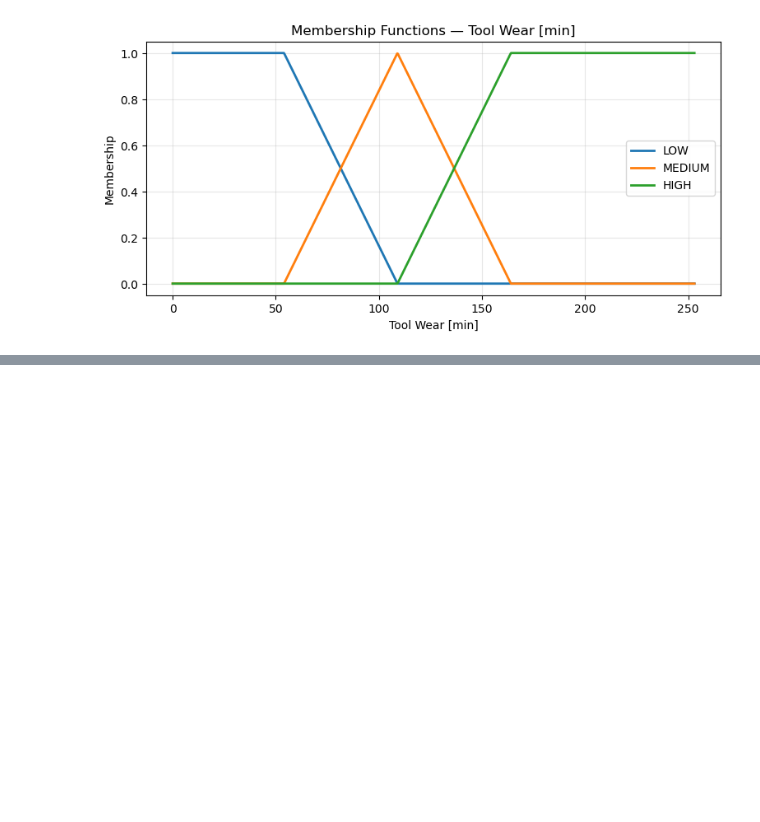
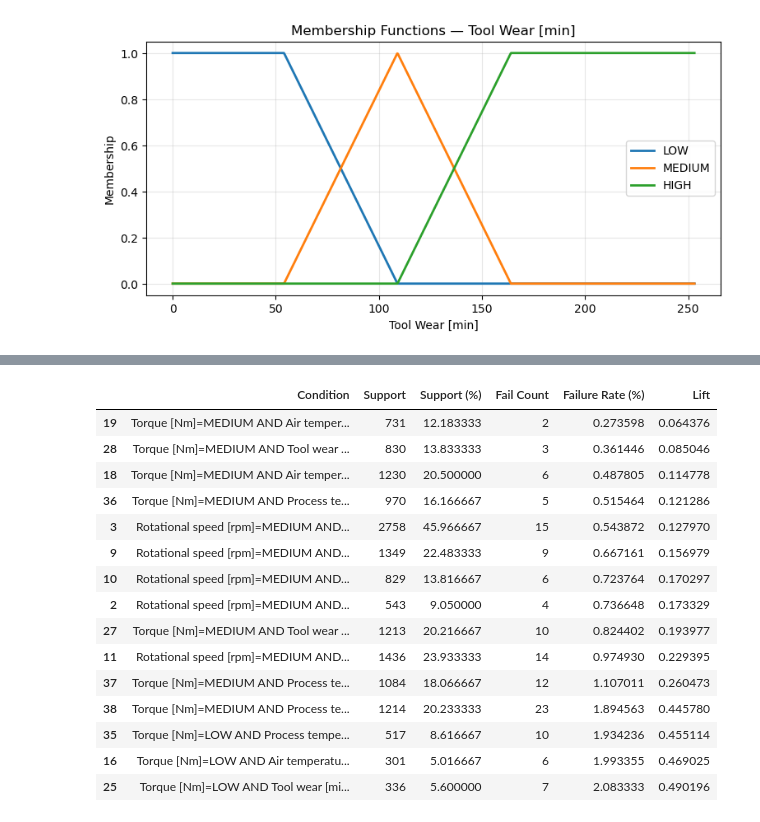
Before and after one commit to Chipzgk/An-Evolving-Fuzzy-Reasoning-System-for-Sensor-Stream-Anomaly-Detection-under-Concept-Drift, a Jupyter notebook: notebooks/02_static_fuzzy_baseline.ipynb, the cells around one changed output, grey strips where cells are left out. Saved outputs shown, nothing was run; the diff lists cells and outputs as text; code cells hidden in the pictures; blank space fills up the shorter version.

```diff
--- a/notebooks/02_static_fuzzy_baseline.ipynb
+++ b/notebooks/02_static_fuzzy_baseline.ipynb
@@ -789,0 +1198,66 @@ for title, universe, low, medium, high in mf_configs:
+# %%
+# Phase 2.4.7 — Low failure rate pattern analysis for LOW Anomaly rules
+
+low_pattern_analysis = []
+
+for sensor1, sensor2 in [
+    ("Rotational speed [rpm]", "Torque [Nm]"),
+    ("Rotational speed [rpm]", "Air temperature [K]"),
+    ("Torque [Nm]", "Air temperature [K]"),
+    ("Torque [Nm]", "Tool wear [min]"),
+    ("Torque [Nm]", "Process temperature [K]")
+]:
+    col1 = sensor1 + " fuzzy"
+    col2 = sensor2 + " fuzzy"
+
+    for term1 in ["LOW", "MEDIUM", "HIGH"]:
+        for term2 in ["LOW", "MEDIUM", "HIGH"]:
+
+            subset = pattern_df[
+                (pattern_df[col1] == term1) &
+                (pattern_df[col2] == term2)
+            ]
+
+            support = len(subset)
+
+            if support >= 100:
+                fail_count = subset["Machine failure"].sum()
+                failure_rate = fail_count / support * 100
+
+                low_pattern_analysis.append({
+                    "Condition": (
+                        f"{sensor1}={term1} AND "
+                        f"{sensor2}={term2}"
+                    ),
+                    "Support": support,
+                    "Support (%)": support / len(pattern_df) * 100,
+                    "Fail Count": fail_count,
+                    "Failure Rate (%)": failure_rate,
+                    "Lift": failure_rate / 4.25
+                })
+
+low_pattern_df = pd.DataFrame(low_pattern_analysis)
+
+display(
+    low_pattern_df.sort_values(
+        "Failure Rate (%)",
+        ascending=True
+    ).head(15)
+)
+# %% [output]
+|  | Condition | Support | Support (%) | Fail Count | Failure Rate (%) | Lift |
+| 19 | Torque [Nm]=MEDIUM AND Air temper... | 731 | 12.183333 | 2 | 0.273598 | 0.064376 |
+| 28 | Torque [Nm]=MEDIUM AND Tool wear ... | 830 | 13.833333 | 3 | 0.361446 | 0.085046 |
+| 18 | Torque [Nm]=MEDIUM AND Air temper... | 1230 | 20.500000 | 6 | 0.487805 | 0.114778 |
+| 36 | Torque [Nm]=MEDIUM AND Process te... | 970 | 16.166667 | 5 | 0.515464 | 0.121286 |
+| 3 | Rotational speed [rpm]=MEDIUM AND... | 2758 | 45.966667 | 15 | 0.543872 | 0.127970 |
+| 9 | Rotational speed [rpm]=MEDIUM AND... | 1349 | 22.483333 | 9 | 0.667161 | 0.156979 |
+| 10 | Rotational speed [rpm]=MEDIUM AND... | 829 | 13.816667 | 6 | 0.723764 | 0.170297 |
+| 2 | Rotational speed [rpm]=MEDIUM AND... | 543 | 9.050000 | 4 | 0.736648 | 0.173329 |
+| 27 | Torque [Nm]=MEDIUM AND Tool wear ... | 1213 | 20.216667 | 10 | 0.824402 | 0.193977 |
+| 11 | Rotational speed [rpm]=MEDIUM AND... | 1436 | 23.933333 | 14 | 0.974930 | 0.229395 |
+| 37 | Torque [Nm]=MEDIUM AND Process te... | 1084 | 18.066667 | 12 | 1.107011 | 0.260473 |
+| 38 | Torque [Nm]=MEDIUM AND Process te... | 1214 | 20.233333 | 23 | 1.894563 | 0.445780 |
+| 35 | Torque [Nm]=LOW AND Process tempe... | 517 | 8.616667 | 10 | 1.934236 | 0.455114 |
+| 16 | Torque [Nm]=LOW AND Air temperatu... | 301 | 5.016667 | 6 | 1.993355 | 0.469025 |
+| 25 | Torque [Nm]=LOW AND Tool wear [mi... | 336 | 5.600000 | 7 | 2.083333 | 0.490196 |
```
Also changed, not shown: parts of 16 cells of this notebook, 1 other file.
